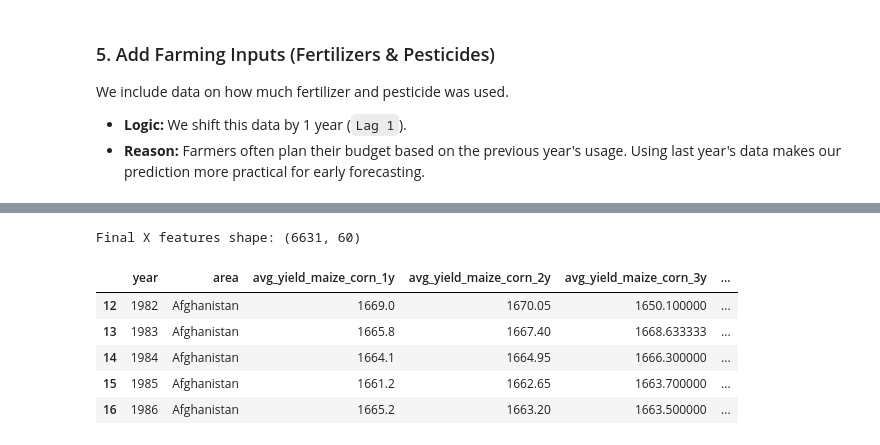
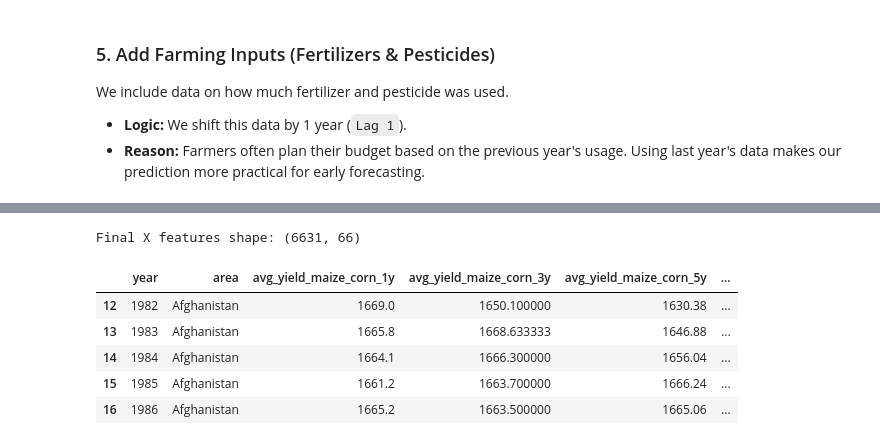
Before and after one commit to pavinpp/ML_project, a Jupyter notebook: Final/_unused2/Part_3_PrepFeature.ipynb, the cells around one changed output, grey strips where cells are left out. Cells and saved outputs as stored; diff of their text form; code cells hidden in the pictures.

```diff
--- a/Final/Part_3_PrepFeature_V3-SinCos.ipynb
+++ b/Final/_unused2/Part_3_PrepFeature.ipynb
@@ -80,11 +80,10 @@ def past_n_year_avg(df, crop_type, n):
 #### Generate Lags for All Crops
 We run our function for every crop in our list and merge the results into a single dataframe called `features_lag_yield`.
 # %%
-
 # Iterate through all crops and generate lag features
 dfs = []
 for crop in crop_list:
-    for n in [1, 2, 3]:
+    for n in [1, 3, 5]:
         dfs.append(past_n_year_avg(label_yield, crop, n))
 
 # Merge all crop features into a single dataframe
@@ -176,7 +167,7 @@ def prep_harmonic_weather_lag1year(nasa_df, var_list=['rain','solar','temp']):
 # %%
-# Process weather features with Sin/Cos
-nasa_f = prep_harmonic_weather_lag1year(nasa_df, var_list=['rain','solar','temp'])
+# Process weather features
+nasa_f = prep_seasonal_weather_lag1year(nasa_df, var_list=['rain','solar','temp'])
 
-# Verify new columns
+# Verify
 print(nasa_f.columns.tolist())
 # %% [output]
@@ -277,20 +268,20 @@ x_features[x_features['area'] == 'Thailand'].head(20)
 # %%
 
 # Filter data to relevant years (1983 onwards)
 x_features = x_features[x_features['year'] >= 1982]
 
 # Save to Parquet
-x_features.to_parquet('Parquet/x_features_v3.parquet')
+x_features.to_parquet('Parquet/x_features_v2.parquet')
 
 # Output shape for verification
 print(f"Final X features shape: {x_features.shape}")
 
 x_features.head()
 # %% [output]
-Final X features shape: (6631, 60)
+Final X features shape: (6631, 66)
-|  | year | area | avg_yield_maize_corn_1y | avg_yield_maize_corn_2y | avg_yield_maize_corn_3y | ... |
-| 12 | 1982 | Afghanistan | 1669.0 | 1670.05 | 1650.100000 | ... |
-| 13 | 1983 | Afghanistan | 1665.8 | 1667.40 | 1668.633333 | ... |
-| 14 | 1984 | Afghanistan | 1664.1 | 1664.95 | 1666.300000 | ... |
-| 15 | 1985 | Afghanistan | 1661.2 | 1662.65 | 1663.700000 | ... |
-| 16 | 1986 | Afghanistan | 1665.2 | 1663.20 | 1663.500000 | ... |
+|  | year | area | avg_yield_maize_corn_1y | avg_yield_maize_corn_3y | avg_yield_maize_corn_5y | ... |
+| 12 | 1982 | Afghanistan | 1669.0 | 1650.100000 | 1630.38 | ... |
+| 13 | 1983 | Afghanistan | 1665.8 | 1668.633333 | 1646.88 | ... |
+| 14 | 1984 | Afghanistan | 1664.1 | 1666.300000 | 1656.04 | ... |
+| 15 | 1985 | Afghanistan | 1661.2 | 1663.700000 | 1666.24 | ... |
+| 16 | 1986 | Afghanistan | 1665.2 | 1663.500000 | 1665.06 | ... |
```
Also changed, not shown: parts of 7 cells of this notebook, 19 other files.
